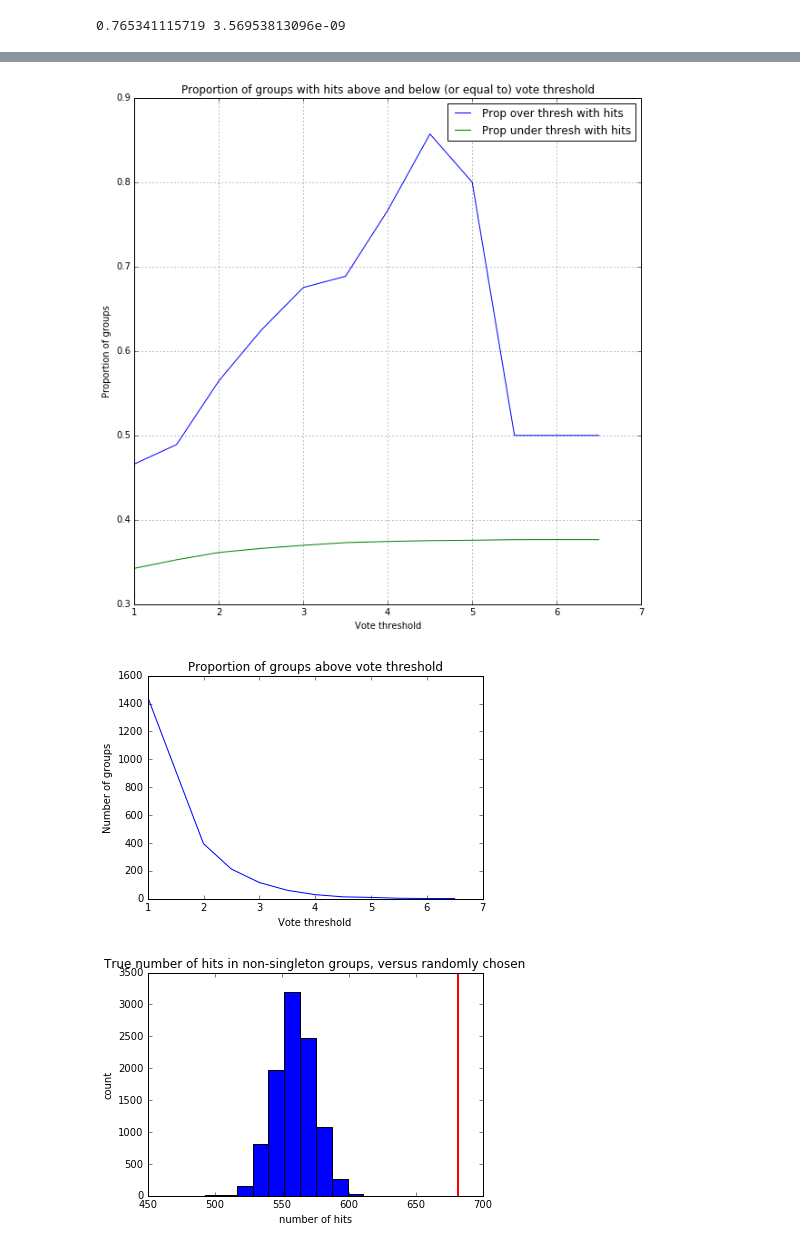
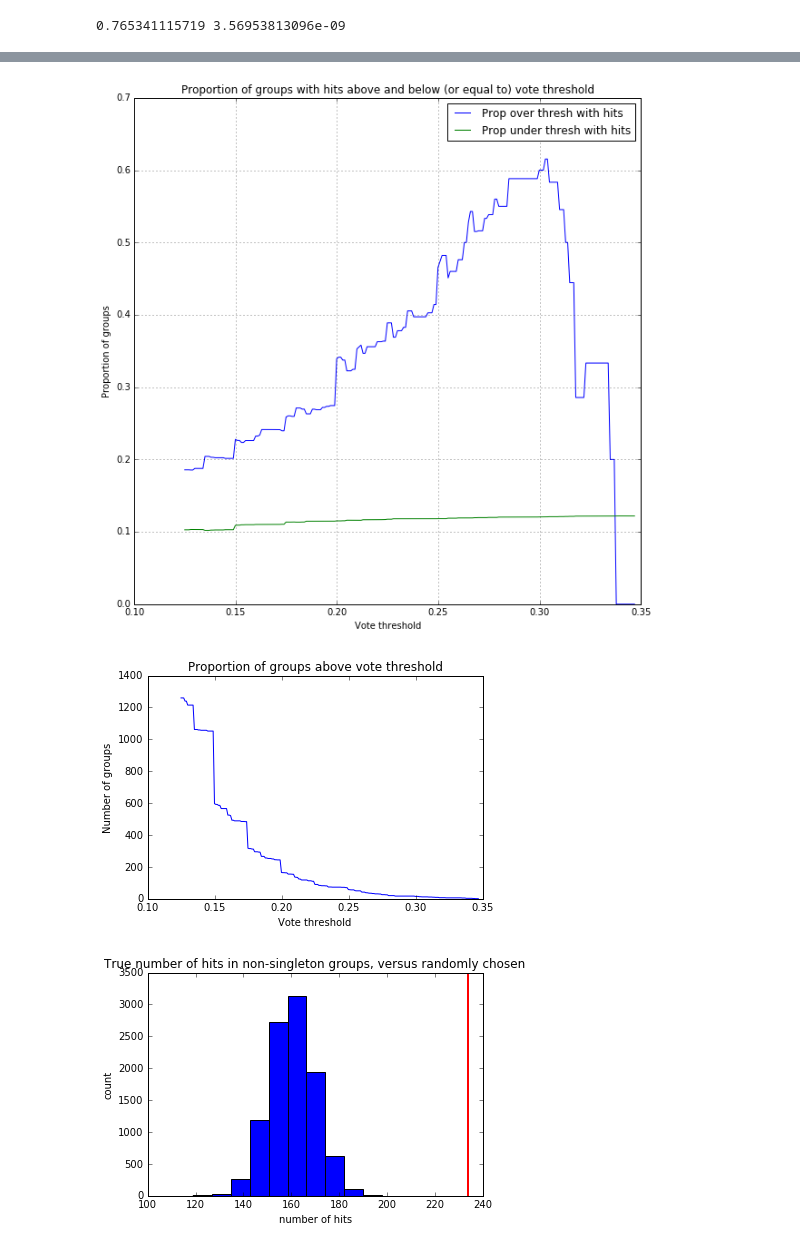
Before and after one commit to sdrogers/ms1fun, a Jupyter notebook: notebooks/VotingScheme.ipynb, the cells around one changed output, grey strips where cells are left out. Cells and saved outputs as stored; diff of their text form; code cells hidden in the pictures.

```diff
--- a/notebooks/VotingScheme.ipynb
+++ b/notebooks/VotingScheme.ipynb
@@ -41,6 +41,6 @@ filename = 'batch1_Std_2_2'
 files.append((prefix,filename,True))
 # %%
 import transformation
-transformations = transformation.load_from_file(base_dir + 'dbs/pos_transformations_reduced.yml')
+transformations = transformation.load_from_file(base_dir + 'dbs/pos_transformations_camra.yml')
 print "Loaded " + str(len(transformations)) + " transformations"
 # %% [output]
@@ -619,6 +602,12 @@ print r,p
 import helper_functions
 urine = files[1][1]
 print urine
-helper_functions.hmdb_analysis(groups[urine],filename=urine,mtol=10,mode='pos')
+v = [g.vote for g in groups[urine]]
+helper_functions.hmdb_analysis(groups[urine],
+                               filename=urine,
+                               mtol=10,
+                               mode='pos',
+                               hmdb_filter = ['Expected and Not Quantified'],
+                               v_thresh = np.arange(min(v),max(v),0.001))
 # %% [output]
 Urine_37_fullscan1_POS
@@ -627,3 +617,3 @@ Number of group hits (i.e. hits on group Ms): 1974 (38% of groups)
-[figure, old version]
+[figure, new version]
-[figure, old version]
+[figure, new version]
-[figure, old version]
+[figure, new version]
```
Also changed, not shown: parts of 10 cells of this notebook, 11 other files.
